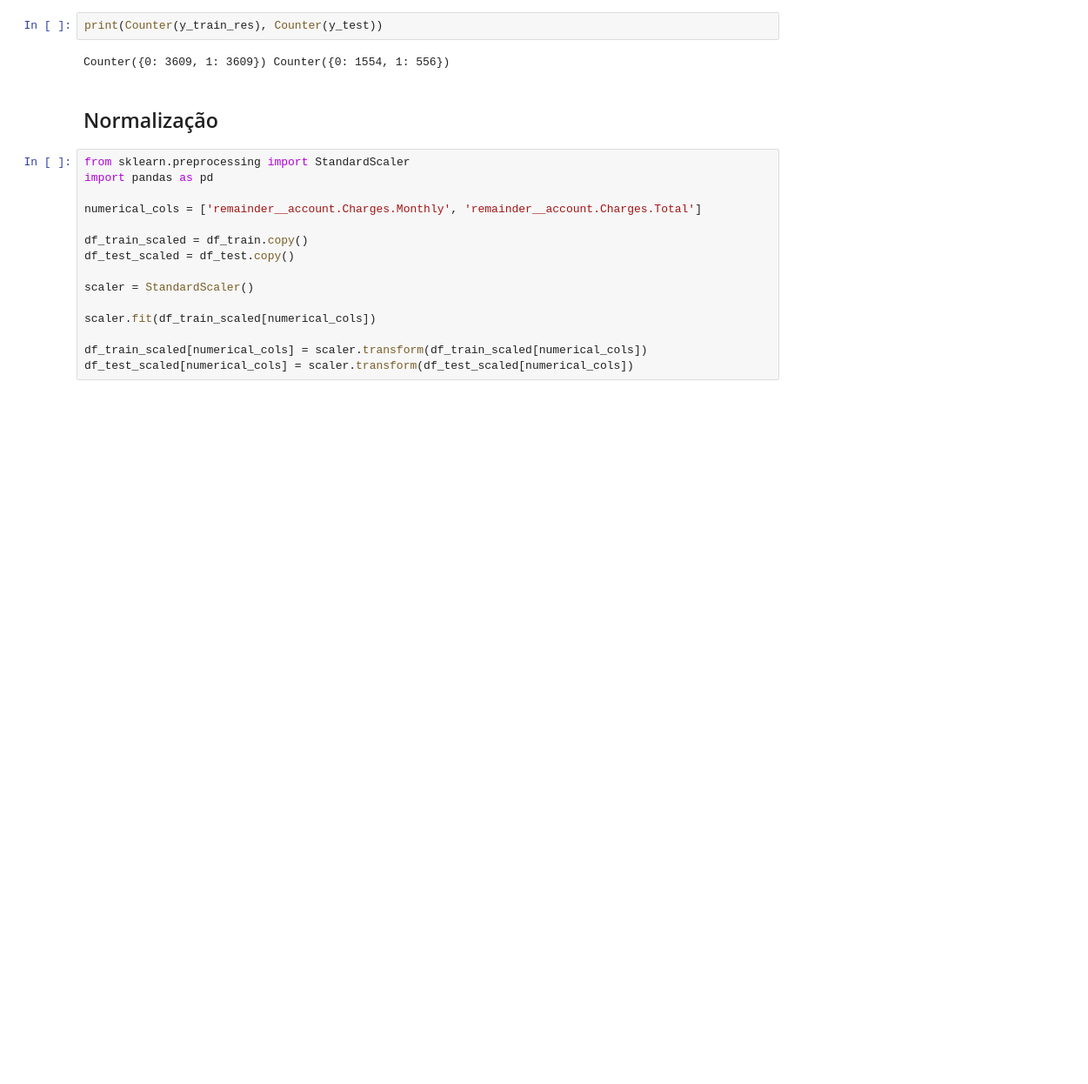
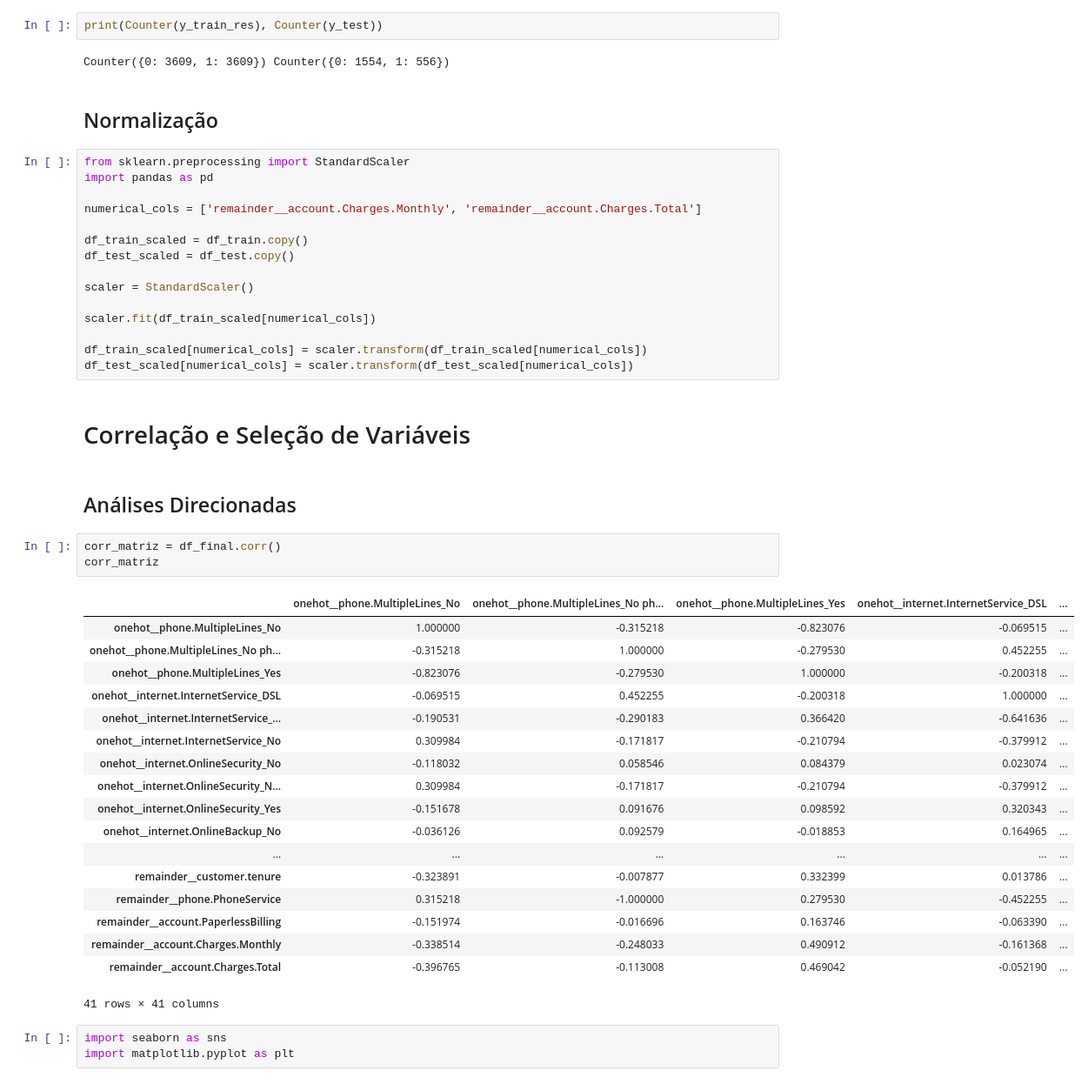
Before and after one commit to isenf/telecomx2, a Jupyter notebook: TelecomX_2.0.ipynb, the cells around one changed output. Shown at 87% size. Drawn from its saved outputs; the diff is of its cells as text; blank space fills up the shorter version.

Commit message:
feat: correlação de variáveis com o Churn

```diff
--- a/TelecomX_2.0.ipynb
+++ b/TelecomX_2.0.ipynb
@@ -206,3 +206,32 @@ scaler.fit(df_train_scaled[numerical_cols])
 
 df_train_scaled[numerical_cols] = scaler.transform(df_train_scaled[numerical_cols])
 df_test_scaled[numerical_cols] = scaler.transform(df_test_scaled[numerical_cols])
+# %% [markdown]
+# Correlação e Seleção de Variáveis
+# %% [markdown]
+## Análises Direcionadas
+# %%
+corr_matriz = df_final.corr()
+corr_matriz
+# %% [output]
+|  | onehot__phone.MultipleLines_No | onehot__phone.MultipleLines_No ph... | onehot__phone.MultipleLines_Yes | onehot__internet.InternetService_DSL | ... |
+| onehot__phone.MultipleLines_No | 1.000000 | -0.315218 | -0.823076 | -0.069515 | ... |
+| onehot__phone.MultipleLines_No ph... | -0.315218 | 1.000000 | -0.279530 | 0.452255 | ... |
+| onehot__phone.MultipleLines_Yes | -0.823076 | -0.279530 | 1.000000 | -0.200318 | ... |
+| onehot__internet.InternetService_DSL | -0.069515 | 0.452255 | -0.200318 | 1.000000 | ... |
+| onehot__internet.InternetService_... | -0.190531 | -0.290183 | 0.366420 | -0.641636 | ... |
+| onehot__internet.InternetService_No | 0.309984 | -0.171817 | -0.210794 | -0.379912 | ... |
+| onehot__internet.OnlineSecurity_No | -0.118032 | 0.058546 | 0.084379 | 0.023074 | ... |
+| onehot__internet.OnlineSecurity_N... | 0.309984 | -0.171817 | -0.210794 | -0.379912 | ... |
+| onehot__internet.OnlineSecurity_Yes | -0.151678 | 0.091676 | 0.098592 | 0.320343 | ... |
+| onehot__internet.OnlineBackup_No | -0.036126 | 0.092579 | -0.018853 | 0.164965 | ... |
+| ... | ... | ... | ... | ... | ... |
+| remainder__customer.tenure | -0.323891 | -0.007877 | 0.332399 | 0.013786 | ... |
+| remainder__phone.PhoneService | 0.315218 | -1.000000 | 0.279530 | -0.452255 | ... |
+| remainder__account.PaperlessBilling | -0.151974 | -0.016696 | 0.163746 | -0.063390 | ... |
+| remainder__account.Charges.Monthly | -0.338514 | -0.248033 | 0.490912 | -0.161368 | ... |
+| remainder__account.Charges.Total | -0.396765 | -0.113008 | 0.469042 | -0.052190 | ... |
+41 rows × 41 columns
+# %%
+import seaborn as sns
+import matplotlib.pyplot as plt
```
Also changed, not shown: parts of 4 cells of this notebook.
